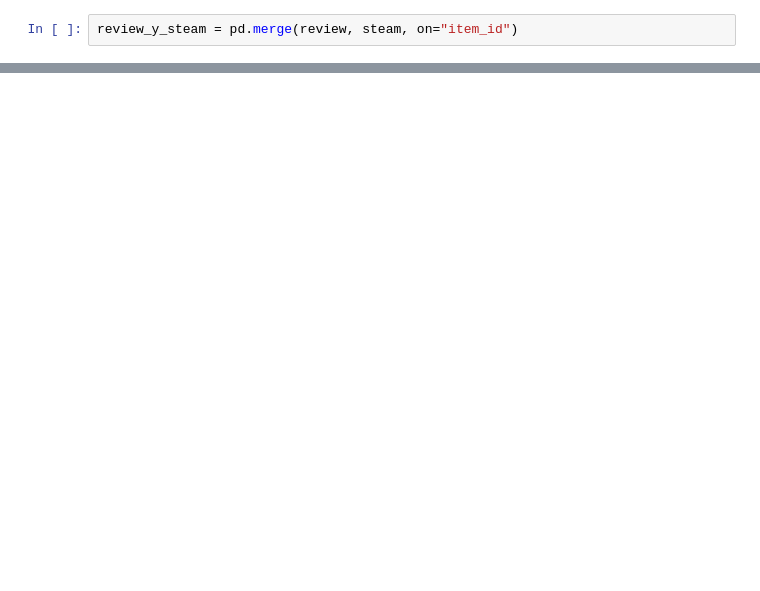
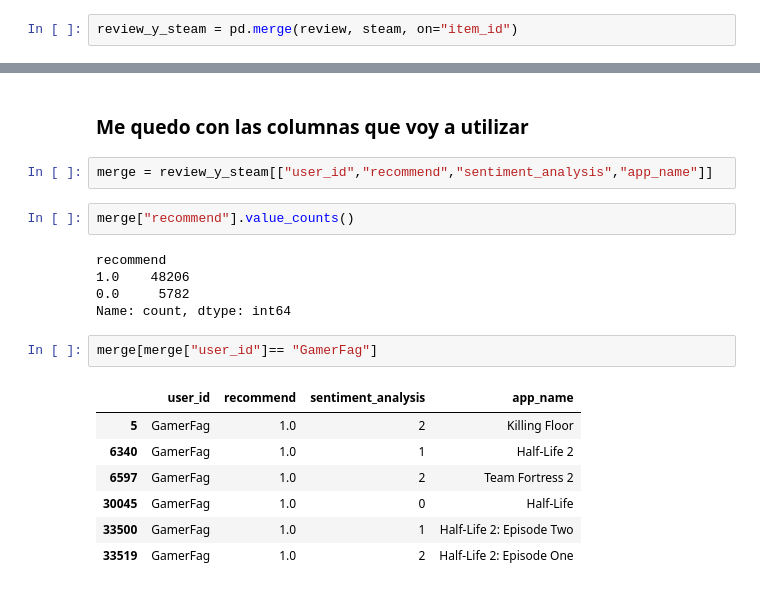
Before and after one commit to Marianoe155/Proyecto-Individual-ML_OPS, a Jupyter notebook: ML.ipynb, the cells around one changed output, grey strips where cells are left out. Drawn from its saved outputs; the diff is of its cells as text; blank space fills up the shorter version.

```diff
--- a/ML.ipynb
+++ b/ML.ipynb
@@ -80,0 +77,21 @@ Como el objetivo de esta etapa es armar eun modelo de recomendacion de juego por
+# %% [markdown]
+### Me quedo con las columnas que voy a utilizar
+# %%
+merge = review_y_steam[["user_id","recommend","sentiment_analysis","app_name"]]
+# %%
+merge["recommend"].value_counts()
+# %% [output]
+recommend
+1.0    48206
+0.0     5782
+Name: count, dtype: int64
+# %%
+merge[merge["user_id"]== "GamerFag"]
+# %% [output]
+|  | user_id | recommend | sentiment_analysis | app_name |
+| 5 | GamerFag | 1.0 | 2 | Killing Floor |
+| 6340 | GamerFag | 1.0 | 1 | Half-Life 2 |
+| 6597 | GamerFag | 1.0 | 2 | Team Fortress 2 |
+| 30045 | GamerFag | 1.0 | 0 | Half-Life |
+| 33500 | GamerFag | 1.0 | 1 | Half-Life 2: Episode Two |
+| 33519 | GamerFag | 1.0 | 2 | Half-Life 2: Episode One |
```
Also changed, not shown: parts of 58 cells of this notebook, 5 other files.
